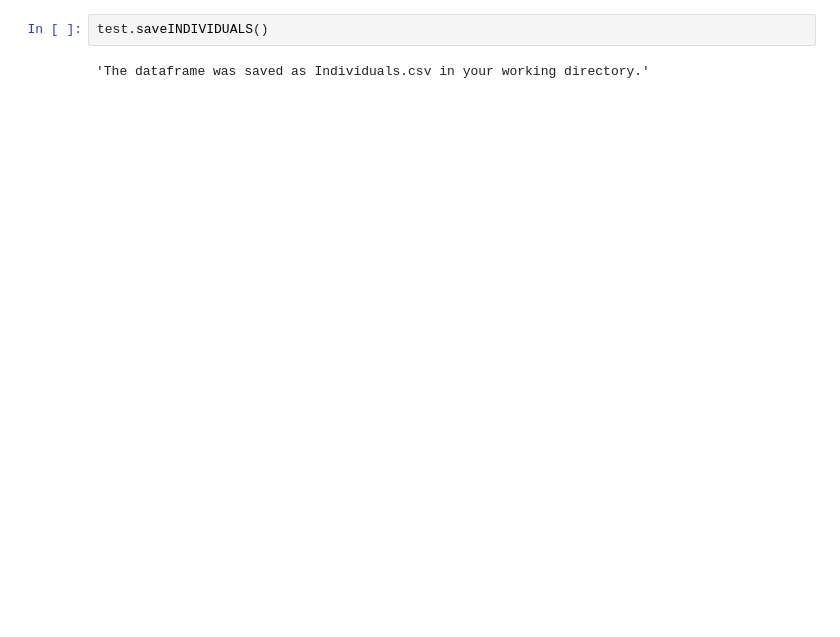
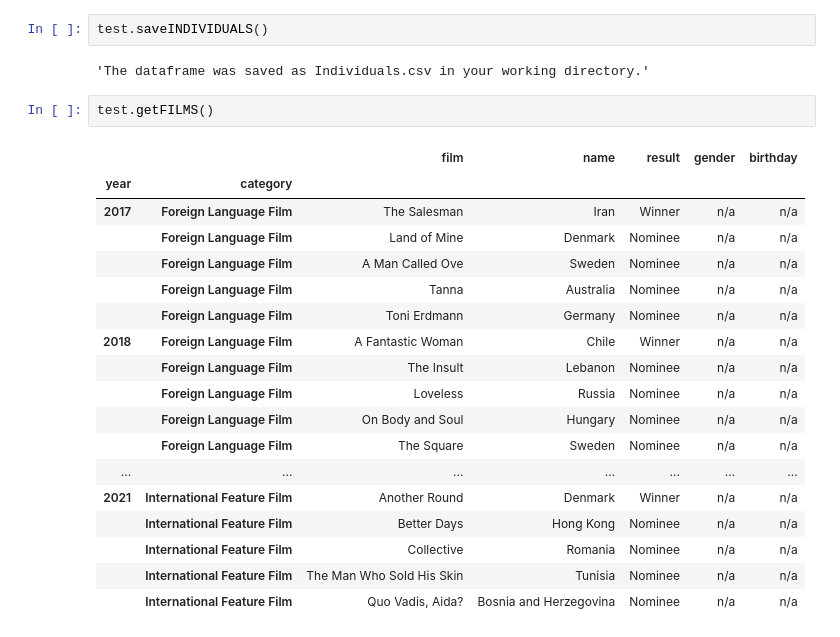
Before and after one commit to omasamo/Final-Project-JEM207, a Jupyter notebook: Progress.ipynb, the cells around one changed output. Cells and saved outputs as stored; diff of their text form; blank space fills up the shorter version.

Commit message:
Recommit of film changes
created or updated getFILMS, saveFILMS, getAPI and get Nominees and getWinners

```diff
--- a/Progress.ipynb
+++ b/Progress.ipynb
@@ -785,3 +840,24 @@ TypeError: object of type 'NoneType' has no len()
 test.saveINDIVIDUALS()
 # %% [output]
 'The dataframe was saved as Individuals.csv in your working directory.'
+# %%
+test.getFILMS()
+# %% [output]
+|  |  | film | name | result | gender | birthday |
+| year | category |  |  |  |  |  |
+| 2017 | Foreign Language Film | The Salesman | Iran | Winner | n/a | n/a |
+|  | Foreign Language Film | Land of Mine | Denmark | Nominee | n/a | n/a |
+|  | Foreign Language Film | A Man Called Ove | Sweden | Nominee | n/a | n/a |
+|  | Foreign Language Film | Tanna | Australia | Nominee | n/a | n/a |
+|  | Foreign Language Film | Toni Erdmann | Germany | Nominee | n/a | n/a |
+| 2018 | Foreign Language Film | A Fantastic Woman | Chile | Winner | n/a | n/a |
+|  | Foreign Language Film | The Insult | Lebanon | Nominee | n/a | n/a |
+|  | Foreign Language Film | Loveless | Russia | Nominee | n/a | n/a |
+|  | Foreign Language Film | On Body and Soul | Hungary | Nominee | n/a | n/a |
+|  | Foreign Language Film | The Square | Sweden | Nominee | n/a | n/a |
+| ... | ... | ... | ... | ... | ... | ... |
+| 2021 | International Feature Film | Another Round | Denmark | Winner | n/a | n/a |
+|  | International Feature Film | Better Days | Hong Kong | Nominee | n/a | n/a |
+|  | International Feature Film | Collective | Romania | Nominee | n/a | n/a |
+|  | International Feature Film | The Man Who Sold His Skin | Tunisia | Nominee | n/a | n/a |
+|  | International Feature Film | Quo Vadis, Aida? | Bosnia and Herzegovina | Nominee | n/a | n/a |
```
Also changed, not shown: parts of 3 cells of this notebook, 2 other files.
